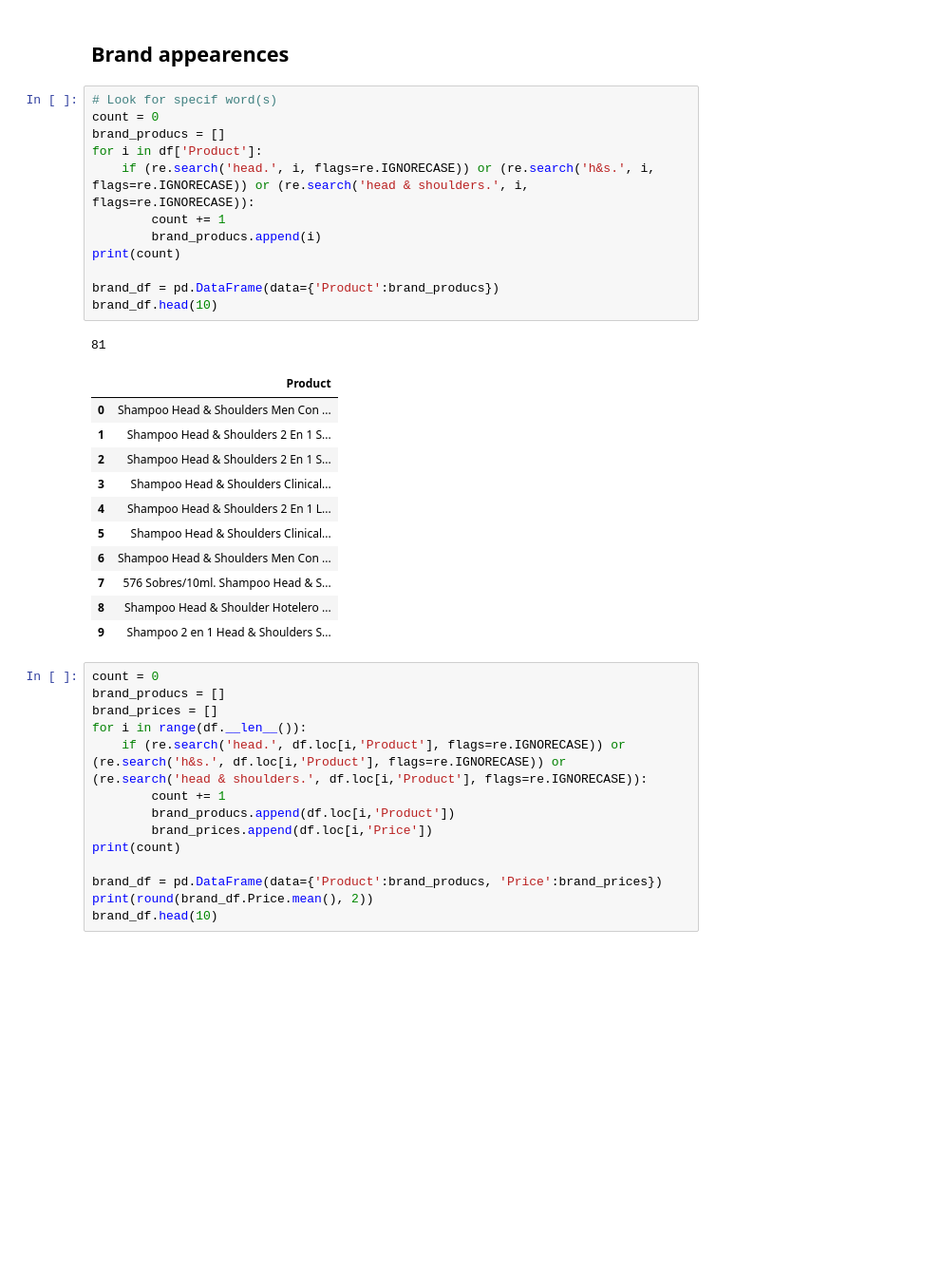
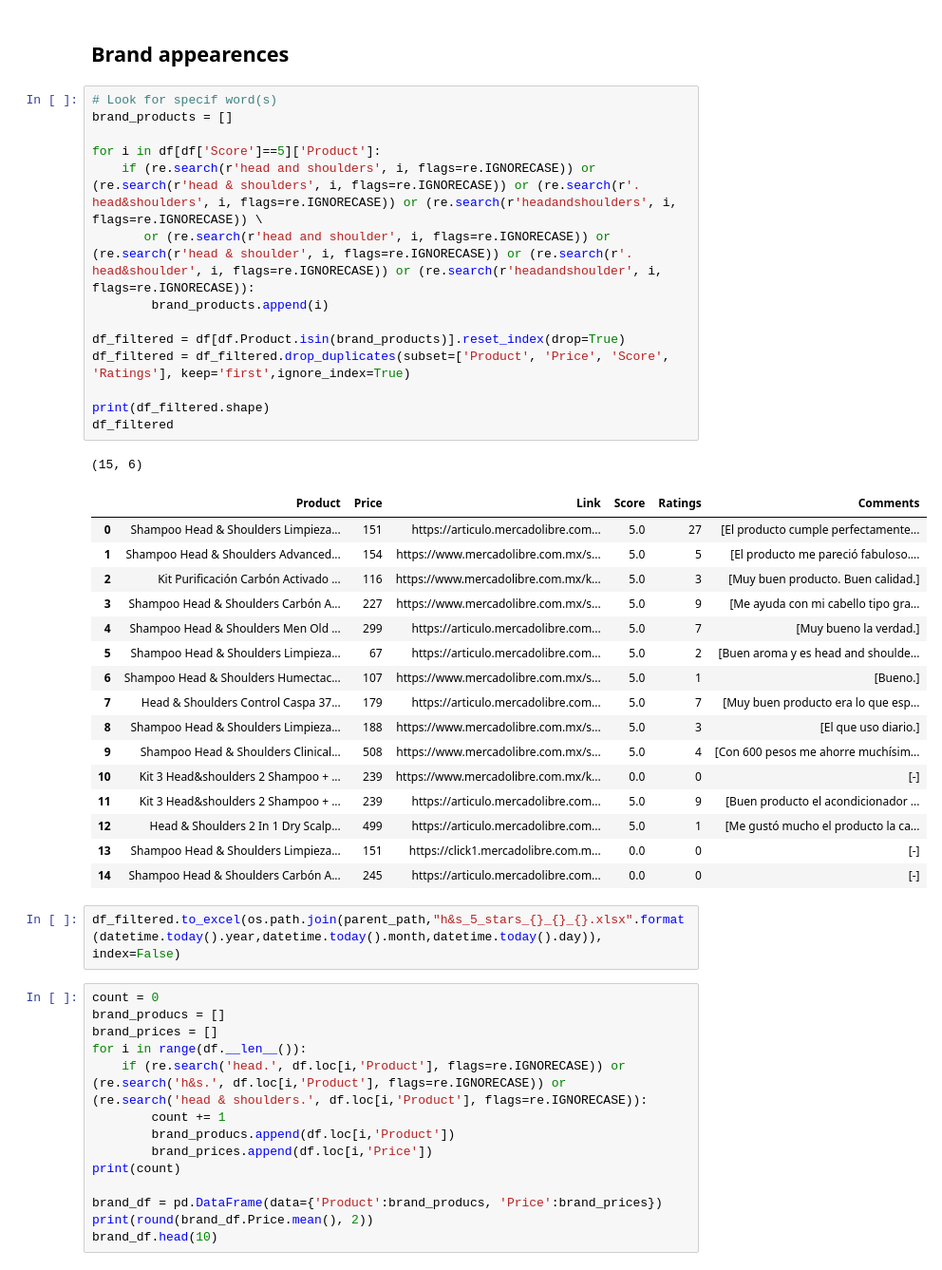
Before and after one commit to nicolasAT25/amazon_meli_scraping, a Jupyter notebook: meli_scraping.ipynb, the cells around one changed output. Shown at 95% size. Cells and saved outputs as stored; diff of their text form; blank space fills up the shorter version.

```diff
--- a/meli_scraping.ipynb
+++ b/meli_scraping.ipynb
@@ -319,31 +536,40 @@ No
 No
 # %% [markdown]
 ## Brand appearences
-# %%
-# Look for specif word(s)
-count = 0
-brand_producs = []
-for i in df['Product']:
-    if (re.search('head.', i, flags=re.IGNORECASE)) or (re.search('h&s.', i, flags=re.IGNORECASE)) or (re.search('head & shoulders.', i, flags=re.IGNORECASE)):
-        count += 1
-        brand_producs.append(i)
-print(count)
-
-brand_df = pd.DataFrame(data={'Product':brand_producs})
-brand_df.head(10)
-# %% [output]
-81
-|  | Product |
-| 0 | Shampoo Head & Shoulders Men Con ... |
-| 1 | Shampoo Head & Shoulders 2 En 1 S... |
-| 2 | Shampoo Head & Shoulders 2 En 1 S... |
-| 3 | Shampoo Head & Shoulders Clinical... |
-| 4 | Shampoo Head & Shoulders 2 En 1 L... |
-| 5 | Shampoo Head & Shoulders Clinical... |
-| 6 | Shampoo Head & Shoulders Men Con ... |
-| 7 | 576 Sobres/10ml. Shampoo Head & S... |
-| 8 | Shampoo Head & Shoulder Hotelero ... |
-| 9 | Shampoo 2 en 1 Head & Shoulders S... |
+# %%
+# Look for specif word(s)
+brand_products = []
+
+for i in df[df['Score']==5]['Product']:
+    if (re.search(r'head and shoulders', i, flags=re.IGNORECASE)) or (re.search(r'head & shoulders', i, flags=re.IGNORECASE)) or (re.search(r'. head&shoulders', i, flags=re.IGNORECASE)) or (re.search(r'headandshoulders', i, flags=re.IGNORECASE)) \
+       or (re.search(r'head and shoulder', i, flags=re.IGNORECASE)) or (re.search(r'head & shoulder', i, flags=re.IGNORECASE)) or (re.search(r'. head&shoulder', i, flags=re.IGNORECASE)) or (re.search(r'headandshoulder', i, flags=re.IGNORECASE)):
+        brand_products.append(i)
+
+df_filtered = df[df.Product.isin(brand_products)].reset_index(drop=True)
+df_filtered = df_filtered.drop_duplicates(subset=['Product', 'Price', 'Score', 'Ratings'], keep='first',ignore_index=True)
+
+print(df_filtered.shape)
+df_filtered
+# %% [output]
+(15, 6)
+|  | Product | Price | Link | Score | Ratings | Comments |
+| 0 | Shampoo Head & Shoulders Limpieza... | 151 | https://articulo.mercadolibre.com... | 5.0 | 27 | [El producto cumple perfectamente... |
+| 1 | Shampoo Head & Shoulders Advanced... | 154 | https://www.mercadolibre.com.mx/s... | 5.0 | 5 | [El producto me pareció fabuloso.... |
+| 2 | Kit Purificación Carbón Activado ... | 116 | https://www.mercadolibre.com.mx/k... | 5.0 | 3 | [Muy buen producto. Buen calidad.] |
+| 3 | Shampoo Head & Shoulders Carbón A... | 227 | https://www.mercadolibre.com.mx/s... | 5.0 | 9 | [Me ayuda con mi cabello tipo gra... |
+| 4 | Shampoo Head & Shoulders Men Old ... | 299 | https://articulo.mercadolibre.com... | 5.0 | 7 | [Muy bueno la verdad.] |
+| 5 | Shampoo Head & Shoulders Limpieza... | 67 | https://articulo.mercadolibre.com... | 5.0 | 2 | [Buen aroma y es head and shoulde... |
+| 6 | Shampoo Head & Shoulders Humectac... | 107 | https://www.mercadolibre.com.mx/s... | 5.0 | 1 | [Bueno.] |
+| 7 | Head & Shoulders Control Caspa 37... | 179 | https://articulo.mercadolibre.com... | 5.0 | 7 | [Muy buen producto era lo que esp... |
+| 8 | Shampoo Head & Shoulders Limpieza... | 188 | https://www.mercadolibre.com.mx/s... | 5.0 | 3 | [El que uso diario.] |
+| 9 | Shampoo Head & Shoulders Clinical... | 508 | https://www.mercadolibre.com.mx/s... | 5.0 | 4 | [Con 600 pesos me ahorre muchísim... |
+| 10 | Kit 3 Head&shoulders 2 Shampoo + ... | 239 | https://www.mercadolibre.com.mx/k... | 0.0 | 0 | [-] |
+| 11 | Kit 3 Head&shoulders 2 Shampoo + ... | 239 | https://articulo.mercadolibre.com... | 5.0 | 9 | [Buen producto el acondicionador ... |
+| 12 | Head & Shoulders 2 In 1 Dry Scalp... | 499 | https://articulo.mercadolibre.com... | 5.0 | 1 | [Me gustó mucho el producto la ca... |
+| 13 | Shampoo Head & Shoulders Limpieza... | 151 | https://click1.mercadolibre.com.m... | 0.0 | 0 | [-] |
+| 14 | Shampoo Head & Shoulders Carbón A... | 245 | https://articulo.mercadolibre.com... | 0.0 | 0 | [-] |
+# %%
+df_filtered.to_excel(os.path.join(parent_path,"h&s_5_stars_{}_{}_{}.xlsx".format(datetime.today().year,datetime.today().month,datetime.today().day)), index=False)
 # %%
 count = 0
 brand_producs = []
```
Also changed, not shown: parts of 20 cells of this notebook, 2 other files.
